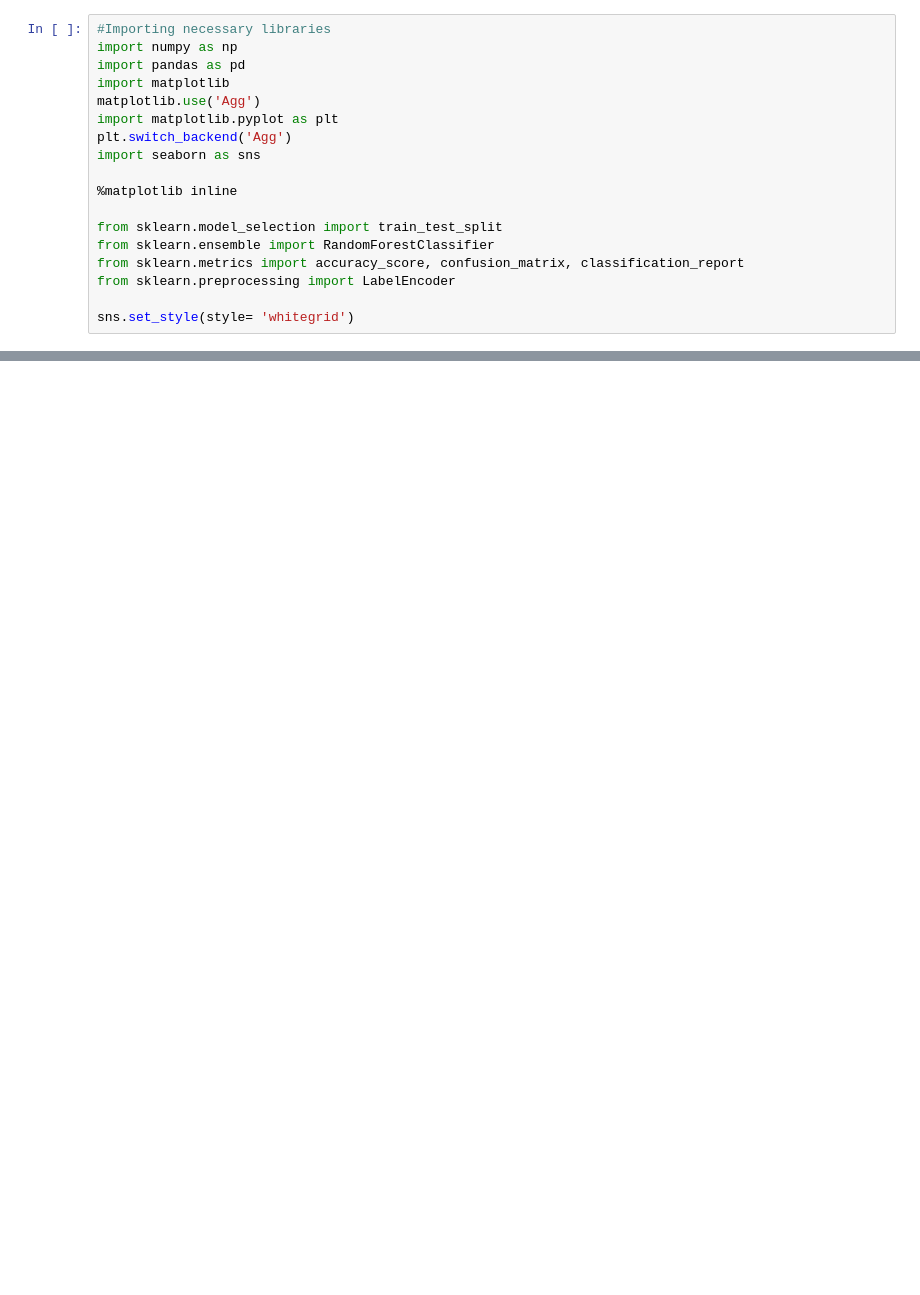
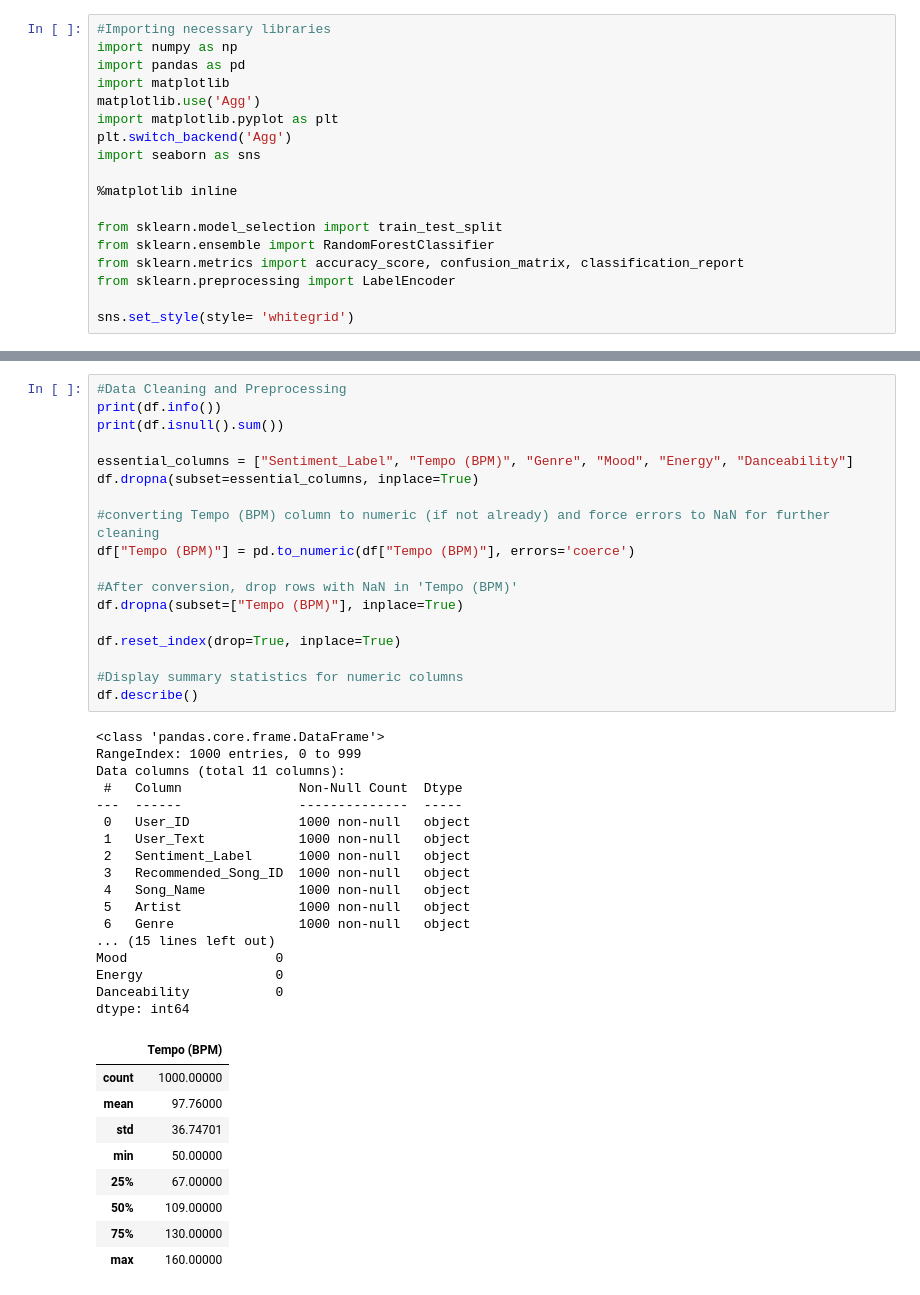
Before and after one commit to barisparlakk/music_recommendation_system, a Jupyter notebook: src/analysis.ipynb, the cells around one changed output, grey strips where cells are left out. Cells and saved outputs as stored; diff of their text form; blank space fills up the shorter version.

```diff
--- a/src/analysis.ipynb
+++ b/src/analysis.ipynb
@@ -30,3 +30,48 @@ df.head()
 | 2 | U3 | Decade ahead everyone environment... | Relaxed | S3 | Clair de Lune | Debussy | Classical | 60 | ... |
 | 3 | U4 | Best change letter citizen try as... | Happy | S4 | Happy | Pharrell Williams | Pop | 160 | ... |
 | 4 | U5 | Worker player chance kind actually. | Happy | S5 | Happy | Pharrell Williams | Pop | 160 | ... |
+# %%
+#Data Cleaning and Preprocessing
+print(df.info())
+print(df.isnull().sum())
+
+essential_columns = ["Sentiment_Label", "Tempo (BPM)", "Genre", "Mood", "Energy", "Danceability"]
+df.dropna(subset=essential_columns, inplace=True)
+
+#converting Tempo (BPM) column to numeric (if not already) and force errors to NaN for further cleaning
+df["Tempo (BPM)"] = pd.to_numeric(df["Tempo (BPM)"], errors='coerce')
+
+#After conversion, drop rows with NaN in 'Tempo (BPM)'
+df.dropna(subset=["Tempo (BPM)"], inplace=True)
+
+df.reset_index(drop=True, inplace=True)
+
+#Display summary statistics for numeric columns
+df.describe()
+# %% [output]
+<class 'pandas.core.frame.DataFrame'>
+RangeIndex: 1000 entries, 0 to 999
+Data columns (total 11 columns):
+ #   Column               Non-Null Count  Dtype
+---  ------               --------------  -----
+ 0   User_ID              1000 non-null   object
+ 1   User_Text            1000 non-null   object
+ 2   Sentiment_Label      1000 non-null   object
+ 3   Recommended_Song_ID  1000 non-null   object
+ 4   Song_Name            1000 non-null   object
+ 5   Artist               1000 non-null   object
+ 6   Genre                1000 non-null   object
+... (15 lines left out)
+Mood                   0
+Energy                 0
+Danceability           0
+dtype: int64
+|  | Tempo (BPM) |
+| count | 1000.00000 |
+| mean | 97.76000 |
+| std | 36.74701 |
+| min | 50.00000 |
+| 25% | 67.00000 |
+| 50% | 109.00000 |
+| 75% | 130.00000 |
+| max | 160.00000 |
```
Also changed, not shown: parts of 2 cells of this notebook.
